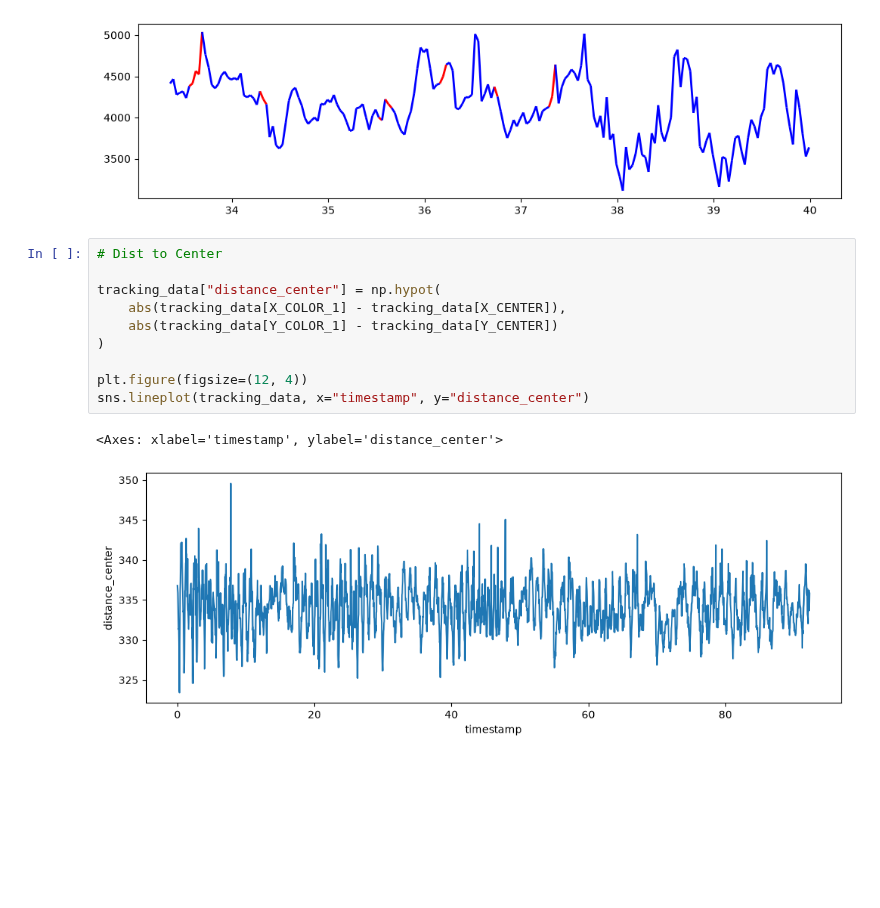
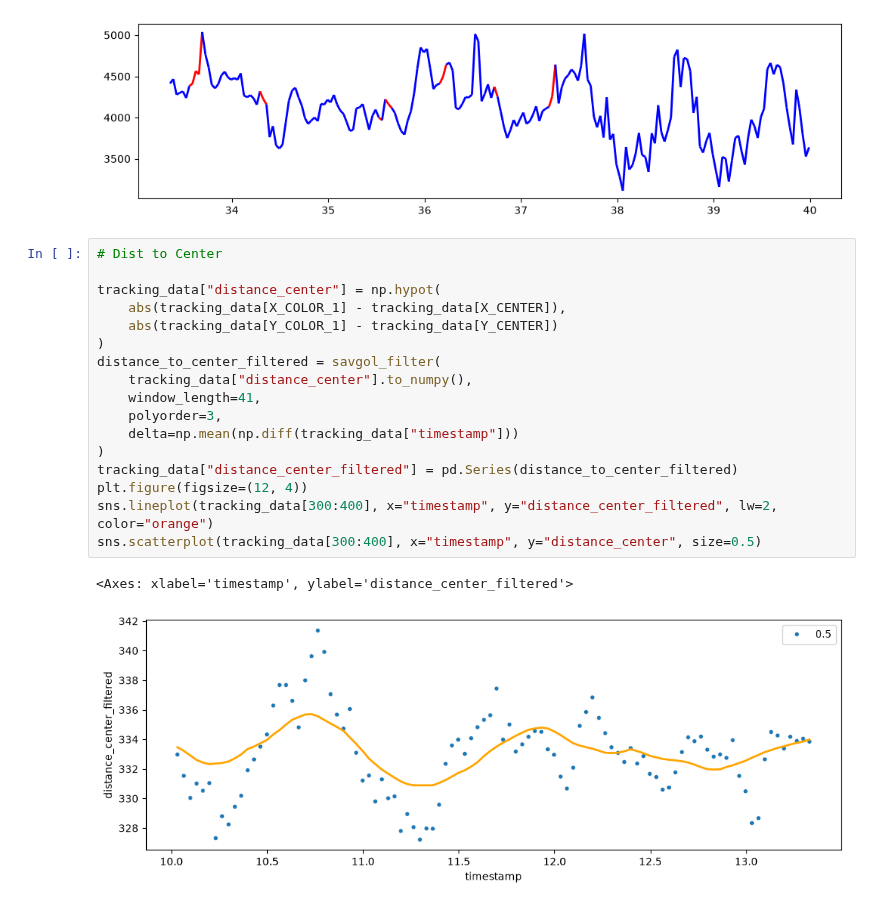
Before and after one commit to Sobhard/Spindle-Video-Processing, a Jupyter notebook: data_analysis/analysis.ipynb, the cells around one changed output. Cells and saved outputs as stored; diff of their text form; blank space fills up the shorter version.

```diff
--- a/data_analysis/analysis.ipynb
+++ b/data_analysis/analysis.ipynb
@@ -96,16 +142,23 @@ plt.show()
 # %%
 # Dist to Center
 
 tracking_data["distance_center"] = np.hypot(
     abs(tracking_data[X_COLOR_1] - tracking_data[X_CENTER]),
     abs(tracking_data[Y_COLOR_1] - tracking_data[Y_CENTER])
 )
-
+distance_to_center_filtered = savgol_filter(
+    tracking_data["distance_center"].to_numpy(),
+    window_length=41,
+    polyorder=3,
+    delta=np.mean(np.diff(tracking_data["timestamp"]))
+)
+tracking_data["distance_center_filtered"] = pd.Series(distance_to_center_filtered)
 plt.figure(figsize=(12, 4))
-sns.lineplot(tracking_data, x="timestamp", y="distance_center")
+sns.lineplot(tracking_data[300:400], x="timestamp", y="distance_center_filtered", lw=2, color="orange")
+sns.scatterplot(tracking_data[300:400], x="timestamp", y="distance_center", size=0.5)
 # %% [output]
-<Axes: xlabel='timestamp', ylabel='distance_center'>
+<Axes: xlabel='timestamp', ylabel='distance_center_filtered'>
-[figure, old version]
+[figure, new version]
 # %%
 
 #Figure out why unwrapping is cutting off arbitrarily
```
Also changed, not shown: parts of 5 cells of this notebook.
